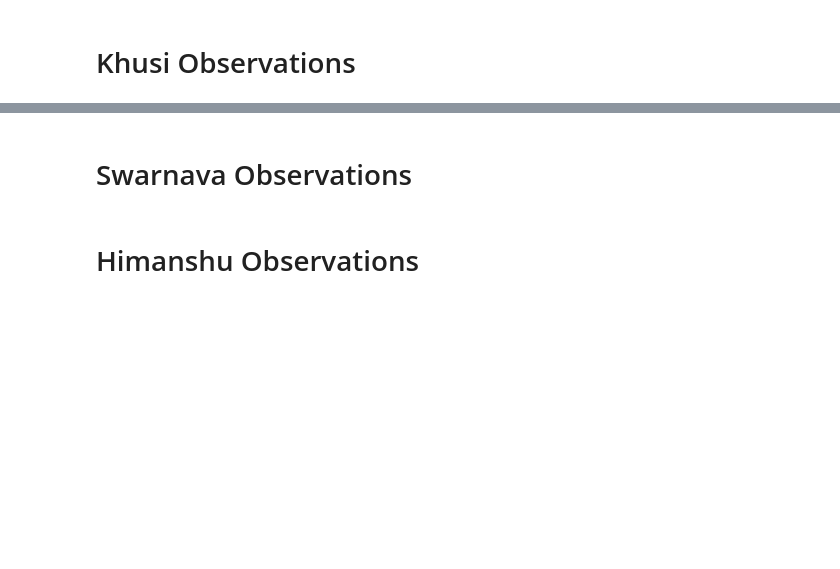
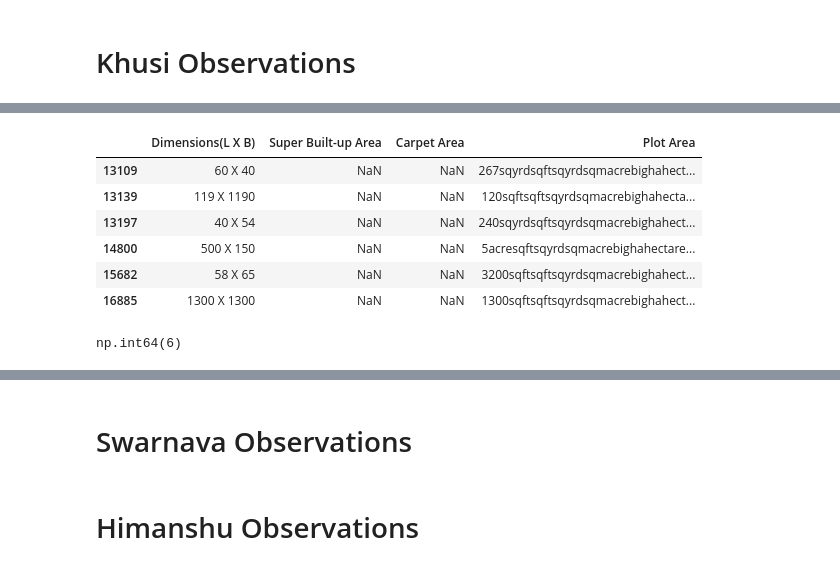
Before and after one commit to Himanshu7d3/House_Rent_Prediction, a Jupyter notebook: New_Data_Cleaning.ipynb, the cells around one changed output, grey strips where cells are left out. Drawn from its saved outputs; the diff is of its cells as text; code cells hidden in the pictures; blank space fills up the shorter version.

```diff
--- a/New_Data_Cleaning.ipynb
+++ b/New_Data_Cleaning.ipynb
@@ -11,0 +127,4 @@ df1=df.copy()
+# %%
+
+pd.set_option('display.max_colwidth', None)
+df1['Super Built-up Area'].describe()
@@ -11,0 +148,18 @@ df1=df.copy()
+# %%
+pd.set_option('display.max_rows', None)
+pd.set_option('display.max_columns', None)
+
+# df1[['Dimensions(L X B)','Super Built-up Area']]
+df1.loc[df1['Dimensions(L X B)'].notna(), ['Dimensions(L X B)', 'Super Built-up Area','Carpet Area','Plot Area']]
+# %% [output]
+|  | Dimensions(L X B) | Super Built-up Area | Carpet Area | Plot Area |
+| 13109 | 60 X 40 | NaN | NaN | 267sqyrdsqftsqyrdsqmacrebighahect... |
+| 13139 | 119 X 1190 | NaN | NaN | 120sqftsqftsqyrdsqmacrebighahecta... |
+| 13197 | 40 X 54 | NaN | NaN | 240sqyrdsqftsqyrdsqmacrebighahect... |
+| 14800 | 500 X 150 | NaN | NaN | 5acresqftsqyrdsqmacrebighahectare... |
+| 15682 | 58 X 65 | NaN | NaN | 3200sqftsqftsqyrdsqmacrebighahect... |
+| 16885 | 1300 X 1300 | NaN | NaN | 1300sqftsqftsqyrdsqmacrebighahect... |
+# %%
+df1['Dimensions(L X B)'].notna().sum()
+# %% [output]
+np.int64(6)
```
Also changed, not shown: parts of 34 cells of this notebook.
